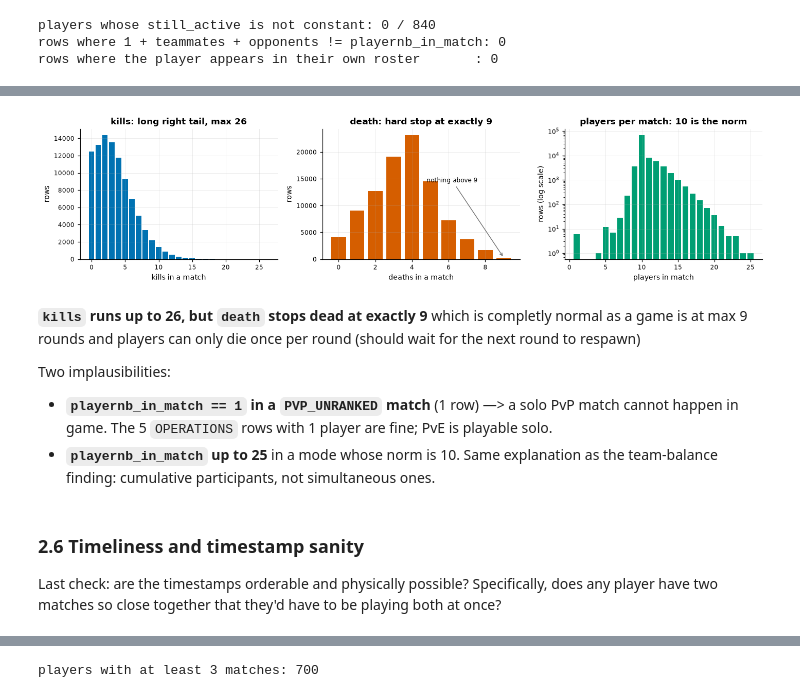
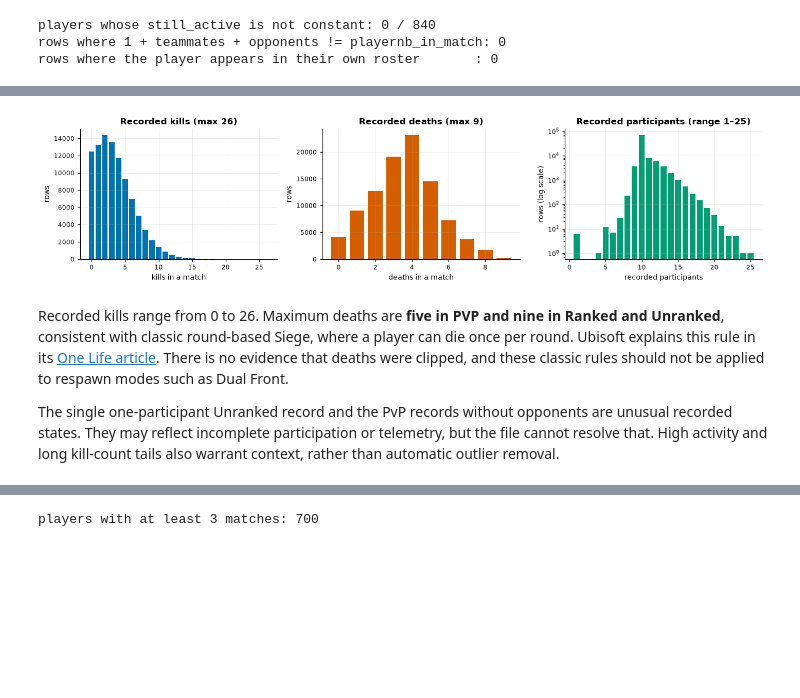
Before and after one commit to ACharaf06/interview_ubisoft, a Jupyter notebook: analysis.ipynb, the cells around one changed output, grey strips where cells are left out. Cells and saved outputs as stored; diff of their text form; code cells hidden in the pictures; blank space fills up the shorter version.

```diff
--- a/analysis.ipynb
+++ b/analysis.ipynb
@@ -36,8 +23,7 @@ pd.set_option("display.width", 120)
 pd.set_option("display.max_columns", 50)
 
 # One palette for the whole notebook, so a colour always means the same thing.
-BLUE, ORANGE, GREEN, VERMILLION, GREY = "#0072B2", "#E69F00", "#009E73", "#D55E00", "#6E6E6E"
-ACTIVE_C, CHURNED_C = BLUE, ORANGE  # active = blue, churned = orange, everywhere
+BLUE, ORANGE, GREEN, VERMILLION = "#0072B2", "#E69F00", "#009E73", "#D55E00"
 
 plt.rcParams.update({
     "figure.dpi": 110,
@@ -97,16 +77,11 @@ derive the few calendar helpers I'll reuse.
 # %%
-ORIGINAL_COLUMNS = list(df.columns)   # so the checks in section 2 only audit source columns
+ORIGINAL_COLUMNS = list(df.columns)
 
 df["match_ts"] = pd.to_datetime(df["match_datetime"], format="ISO8601", utc=True)
 df["match_date"] = df["match_ts"].dt.date
-df["is_weekend"] = df["match_ts"].dt.dayofweek >= 5
-df["is_evening"] = df["match_ts"].dt.hour.between(18, 23)   # UTC hours - caveat in section 2.6
+df["is_win"] = df["victory"].map({"true": 1.0, "false": 0.0})
 
-# Numeric 1/0 for wins, so that NaN means "not a decided match" (see section 2.2).
-df["is_win"] = df["victory"].map({"true": 1.0, "false": 0.0})
-df["churned"] = ~df["still_active"]
-
-print("first match:", df["match_ts"].min())
-print("last match :", df["match_ts"].max())
-print("span       :", (df["match_ts"].max() - df["match_ts"].min()).days, "days")
+print("first recorded timestamp:", df["match_ts"].min())
+print("last recorded timestamp :", df["match_ts"].max())
+print("span                    :", (df["match_ts"].max() - df["match_ts"].min()).days, "days")
 # %% [output]
@@ -554,40 +479,34 @@ kills value counts (tail):
 # %%
 fig, axes = plt.subplots(1, 3, figsize=(13, 3.2))
 
 k_counts = df["kills"].value_counts().sort_index()
 axes[0].bar(k_counts.index, k_counts.values, color=BLUE, width=0.8)
-axes[0].set(title="kills: long right tail, max 26", xlabel="kills in a match", ylabel="rows")
+axes[0].set(title="Recorded kills (max 26)", xlabel="kills in a match", ylabel="rows")
 
 d_counts = df["death"].value_counts().sort_index()
 axes[1].bar(d_counts.index, d_counts.values, color=VERMILLION, width=0.8)
-axes[1].set(title="death: hard stop at exactly 9", xlabel="deaths in a match", ylabel="rows")
-axes[1].annotate("nothing above 9", xy=(d_counts.index[-1], d_counts.iloc[-1]),
-                 xytext=(4.8, d_counts.max() * 0.62), fontsize=8,
-                 arrowprops=dict(arrowstyle="->", color=GREY, linewidth=0.9))
+axes[1].set(title="Recorded deaths (max 9)", xlabel="deaths in a match", ylabel="rows")
 
 p_counts = df["playernb_in_match"].value_counts().sort_index()
 axes[2].bar(p_counts.index, p_counts.values, color=GREEN, width=0.8)
 axes[2].set_yscale("log")
-axes[2].set(title="players per match: 10 is the norm", xlabel="players in match",
+axes[2].set(title="Recorded participants (range 1–25)", xlabel="recorded participants",
             ylabel="rows (log scale)")
 
 fig.tight_layout()
 plt.show()
 # %% [output]
-[figure, old version]
+[figure, new version]
 # %% [markdown]
-**`kills` runs up to 26, but `death`
-stops dead at exactly 9** which is completly normal as a game is at max 9 rounds and players can only die once per round (should wait for the next round to respawn)
+Recorded kills range from 0 to 26. Maximum deaths are **five in PVP and nine in Ranked and
+Unranked**, consistent with classic round-based Siege, where a player can die once per round.
+Ubisoft explains this rule in its
+[One Life article](https://www.ubisoft.com/en-gb/game/rainbow-six/siege/news-updates/4CK0Vbt3CzbYpBDTYgeDCo/behind-the-wall-series-one-life).
+There is no evidence that deaths were clipped, and these classic rules should not be applied to
+respawn modes such as Dual Front.
 
-Two implausibilities:
-
-- **`playernb_in_match == 1` in a `PVP_UNRANKED` match** (1 row) —> a solo PvP match cannot happen in game.
-  The 5 `OPERATIONS` rows with 1 player are fine; PvE is playable solo.
-- **`playernb_in_match` up to 25** in a mode whose norm is 10. Same explanation as the team-balance
-  finding: cumulative participants, not simultaneous ones.
+The single one-participant Unranked record and the PvP records without opponents are unusual
+recorded states. They may reflect incomplete participation or telemetry, but the file cannot
+resolve that. High activity and long kill-count tails also warrant context, rather than automatic
+outlier removal.
-# %% [markdown]
-### 2.6 Timeliness and timestamp sanity
-
-Last check: are the timestamps orderable and physically possible? Specifically, does any player have
-two matches so close together that they'd have to be playing both at once?
 # %%
```
Also changed, not shown: parts of 49 cells of this notebook, 2 other files.
